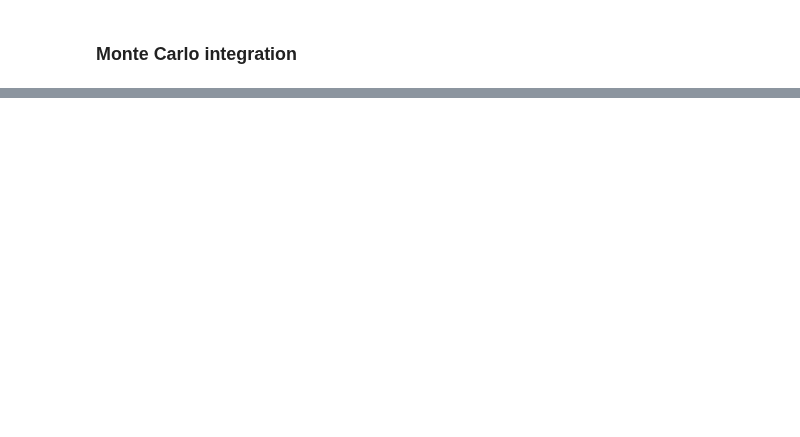
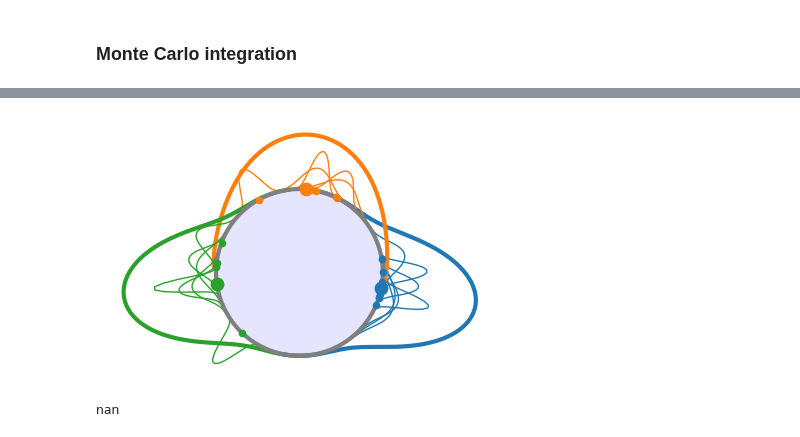
Before and after one commit to vanekek/face_ue, a Jupyter notebook: notebooks/paper_method_plot.ipynb, the cells around one changed output, grey strips where cells are left out. Cells and saved outputs as stored; diff of their text form; code cells hidden in the pictures; blank space fills up the shorter version.

```diff
--- a/notebooks/paper_method_plot.ipynb
+++ b/notebooks/paper_method_plot.ipynb
@@ -457,0 +489,47 @@ tensor([1.0000, 1.0000, 1.0000], dtype=torch.float64,
+# %%
+fontsize = 20
+linewidth = 3
+dot_size = 80
+fig, ax = plt.subplots(figsize=(5, 5))
+draw_circle(ax, linewidth)
+for class_id, (class_mean, kappa) in enumerate(
+    zip(gallery_params.gallery_means, gallery_params.gallery_kappas)
+):
+    color = colors[class_id]
+    class_mean = class_mean.detach().numpy()
+    kappa = kappa.detach().numpy()
+    class_point_angle = np.angle([class_mean[0] + 1j * class_mean[1]])[0]
+    draw_vmf_dencity(
+        class_point_angle,
+        kappa,
+        ax,
+        linewidth=3,
+        color=color,
+        range=np.pi / 2,
+        draw_center=True,
+        dot_size=dot_size,
+    )
+    for position in np.where(gallery_subject_ids_sorted == class_id)[0]:
+        point_angle = np.angle(
+            [gallery_features[position][0] + 1j * gallery_features[position][1]]
+        )[0]
+        draw_vmf_dencity(
+            point_angle,
+            gallery_unc[position],
+            ax,
+            linewidth=1,
+            color=color,
+            range=np.pi / 2,
+            scale=0.1,
+            draw_center=True,
+            dot_size=20,
+        )
+fig.gca().set_aspect("equal")
+fig.show()
+plt.savefig("/app/outputs/images/trained.png", dpi=300, bbox_inches="tight")
+# %% [output]
+[figure, added]
+# %%
+class_mean[0]
+# %% [output]
+nan
```
Also changed, not shown: parts of 10 cells of this notebook.
